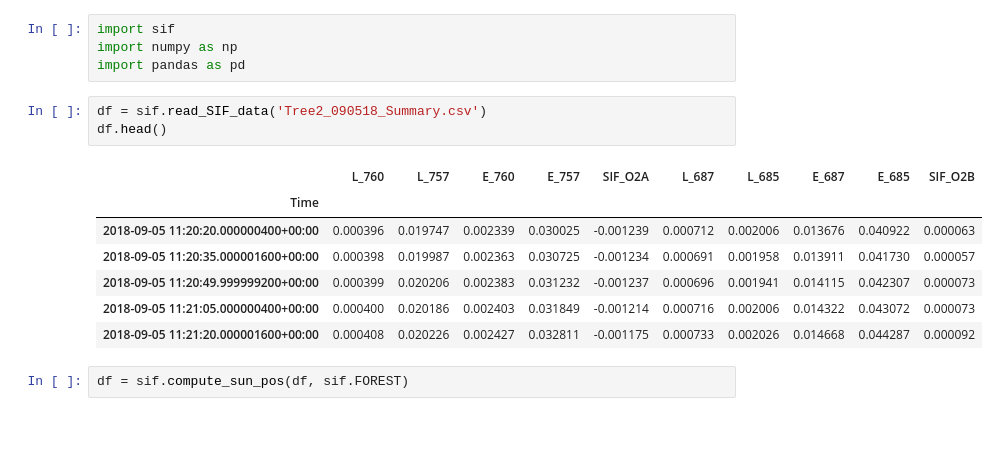
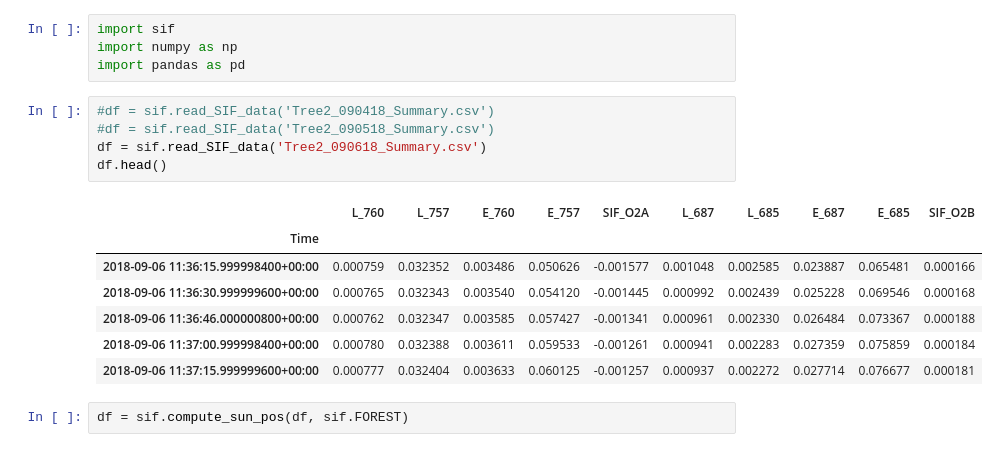
Before and after one commit to silmae/SIF, a Jupyter notebook: Apparent reflectances.ipynb, the cells around one changed output. Saved outputs shown, nothing was run; the diff lists cells and outputs as text.

```diff
--- a/Apparent reflectances.ipynb
+++ b/Apparent reflectances.ipynb
@@ -10,16 +10,18 @@ import sif
 import numpy as np
 import pandas as pd
 # %%
-df = sif.read_SIF_data('Tree2_090518_Summary.csv')
+#df = sif.read_SIF_data('Tree2_090418_Summary.csv')
+#df = sif.read_SIF_data('Tree2_090518_Summary.csv')
+df = sif.read_SIF_data('Tree2_090618_Summary.csv')
 df.head()
 # %% [output]
 |  | L_760 | L_757 | E_760 | E_757 | SIF_O2A | L_687 | L_685 | E_687 | E_685 | SIF_O2B |
 | Time |  |  |  |  |  |  |  |  |  |  |
-| 2018-09-05 11:20:20.000000400+00:00 | 0.000396 | 0.019747 | 0.002339 | 0.030025 | -0.001239 | 0.000712 | 0.002006 | 0.013676 | 0.040922 | 0.000063 |
-| 2018-09-05 11:20:35.000001600+00:00 | 0.000398 | 0.019987 | 0.002363 | 0.030725 | -0.001234 | 0.000691 | 0.001958 | 0.013911 | 0.041730 | 0.000057 |
-| 2018-09-05 11:20:49.999999200+00:00 | 0.000399 | 0.020206 | 0.002383 | 0.031232 | -0.001237 | 0.000696 | 0.001941 | 0.014115 | 0.042307 | 0.000073 |
-| 2018-09-05 11:21:05.000000400+00:00 | 0.000400 | 0.020186 | 0.002403 | 0.031849 | -0.001214 | 0.000716 | 0.002006 | 0.014322 | 0.043072 | 0.000073 |
-| 2018-09-05 11:21:20.000001600+00:00 | 0.000408 | 0.020226 | 0.002427 | 0.032811 | -0.001175 | 0.000733 | 0.002026 | 0.014668 | 0.044287 | 0.000092 |
+| 2018-09-06 11:36:15.999998400+00:00 | 0.000759 | 0.032352 | 0.003486 | 0.050626 | -0.001577 | 0.001048 | 0.002585 | 0.023887 | 0.065481 | 0.000166 |
+| 2018-09-06 11:36:30.999999600+00:00 | 0.000765 | 0.032343 | 0.003540 | 0.054120 | -0.001445 | 0.000992 | 0.002439 | 0.025228 | 0.069546 | 0.000168 |
+| 2018-09-06 11:36:46.000000800+00:00 | 0.000762 | 0.032347 | 0.003585 | 0.057427 | -0.001341 | 0.000961 | 0.002330 | 0.026484 | 0.073367 | 0.000188 |
+| 2018-09-06 11:37:00.999998400+00:00 | 0.000780 | 0.032388 | 0.003611 | 0.059533 | -0.001261 | 0.000941 | 0.002283 | 0.027359 | 0.075859 | 0.000184 |
+| 2018-09-06 11:37:15.999999600+00:00 | 0.000777 | 0.032404 | 0.003633 | 0.060125 | -0.001257 | 0.000937 | 0.002272 | 0.027714 | 0.076677 | 0.000181 |
 # %%
 df = sif.compute_sun_pos(df, sif.FOREST)
 # %%
```
Also changed, not shown: parts of 5 cells of this notebook.
